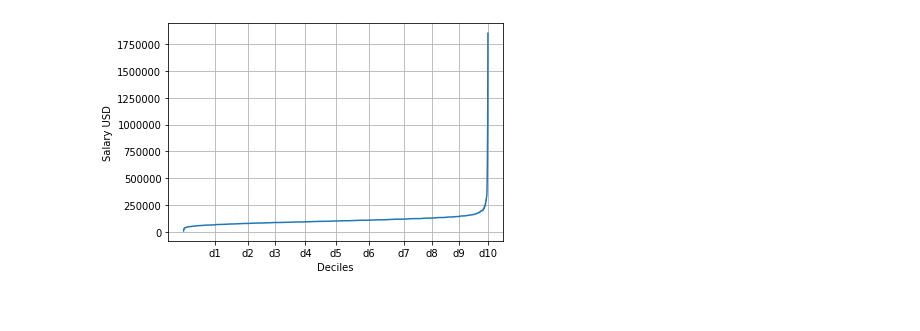
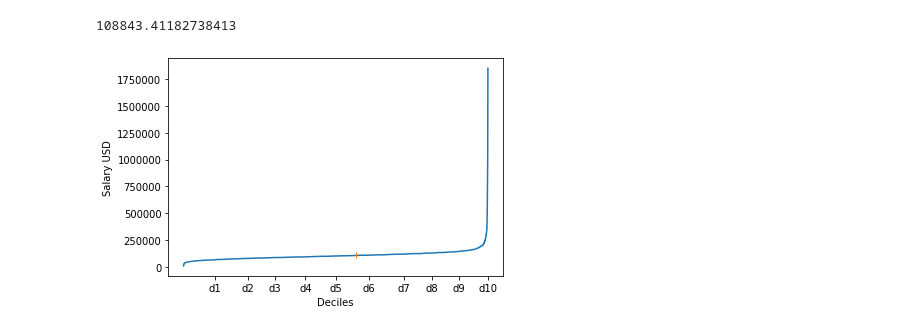
Before and after one commit to MistSF/American-Dream, a Jupyter notebook: notebook/career_visualisation.ipynb, the cells around one changed output. Saved outputs shown, nothing was run; the diff lists cells and outputs as text; code cells hidden in the pictures.

Commit message:
add mean marker

```diff
--- a/notebook/career_visualisation.ipynb
+++ b/notebook/career_visualisation.ipynb
@@ -6,23 +6,30 @@ data = pd.read_csv('../Data/02_Clean.csv')
 # %%
 labels = ["d1", "d2","d3", "d4","d5", "d6","d7", "d8","d9", "d10"]
 salaryMean = data.SalaryUSD.mean()
 salarySort = data.SalaryUSD.sort_values()
 salarySort = salarySort.values
 salaryDecile = pd.qcut(salarySort, 10, labels=labels)
 deciles = salaryDecile.value_counts()
+
+xMean = -1
+for i, x in enumerate(salarySort) :
+    if x < salaryMean :
+        xMean = i
 
 newDeciles = []
 save = 0
 for x in deciles :
     save += x
     newDeciles.append(save)
 
 salaryPlot = sns.lineplot(data=salarySort)
 salaryPlot.set_xticks(newDeciles)
 salaryPlot.set_xticklabels(labels)
 salaryPlot.set_ylabel("Salary USD")
 salaryPlot.set_xlabel("Deciles")
 salaryPlot.ticklabel_format(style='plain', axis="y")
-salaryPlot.grid()
+salaryPlot.plot(xMean, salaryMean, marker='|')
+print(salaryMean)
 # %% [output]
+108843.41182738413
-[figure, old version]
+[figure, new version]
```
